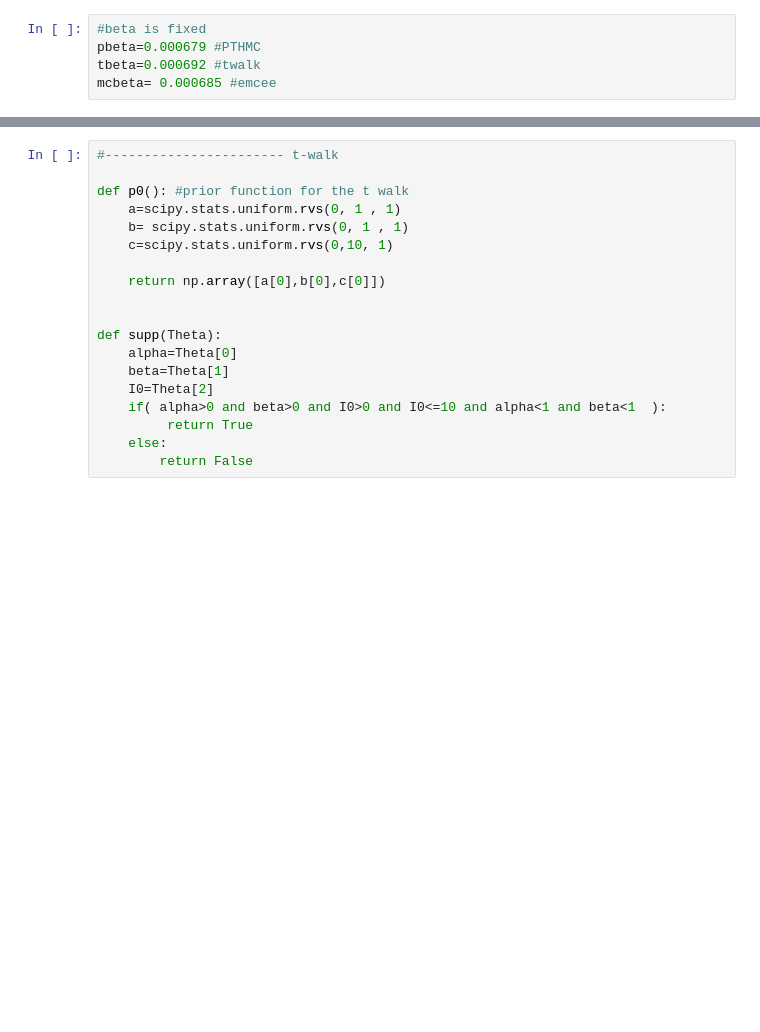
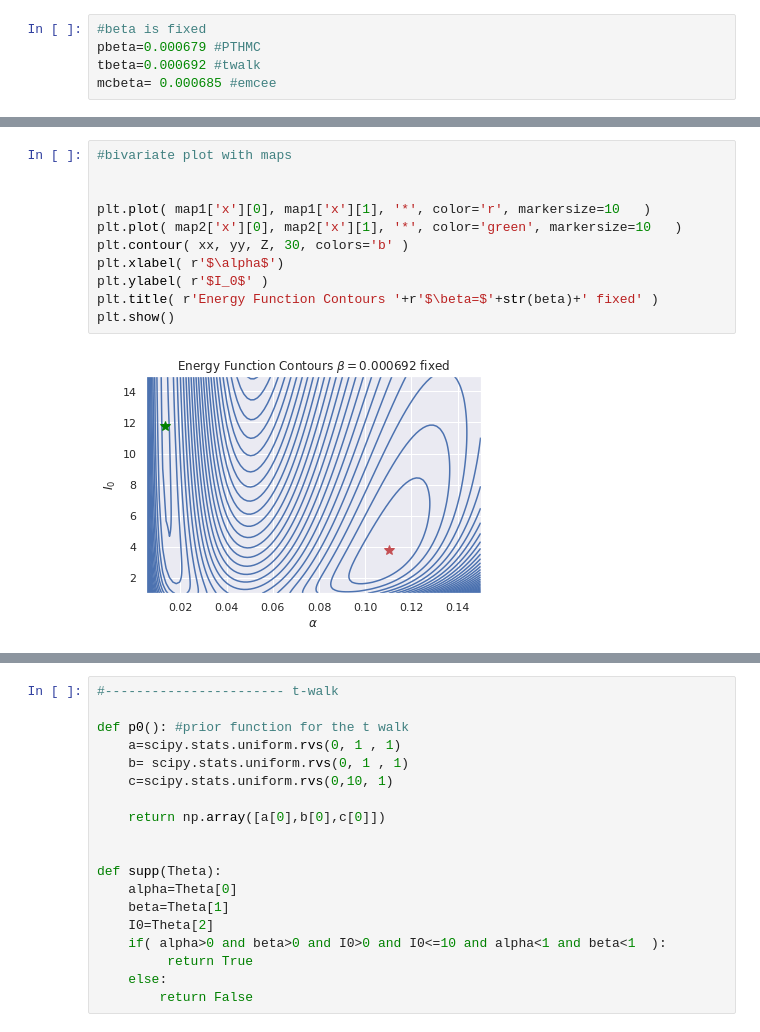
Before and after one commit to jear2412/BUQ-ODEsMCMC, a Jupyter notebook: BlackPlague-SIR-BiAnalysis.ipynb, the cells around one changed output, grey strips where cells are left out. Drawn from its saved outputs; the diff is of its cells as text; blank space fills up the shorter version.

```diff
--- a/BlackPlague-SIR-BiAnalysis.ipynb
+++ b/BlackPlague-SIR-BiAnalysis.ipynb
@@ -198,0 +208,13 @@ plt.show()
+# %%
+#bivariate plot with maps
+
+
+plt.plot( map1['x'][0], map1['x'][1], '*', color='r', markersize=10   )
+plt.plot( map2['x'][0], map2['x'][1], '*', color='green', markersize=10   )
+plt.contour( xx, yy, Z, 30, colors='b' )
+plt.xlabel( r'$\alpha$')
+plt.ylabel( r'$I_0$' )
+plt.title( r'Energy Function Contours '+r'$\beta=$'+str(beta)+' fixed' )
+plt.show()
+# %% [output]
+[figure, added]
```
Also changed, not shown: parts of 13 cells of this notebook.
